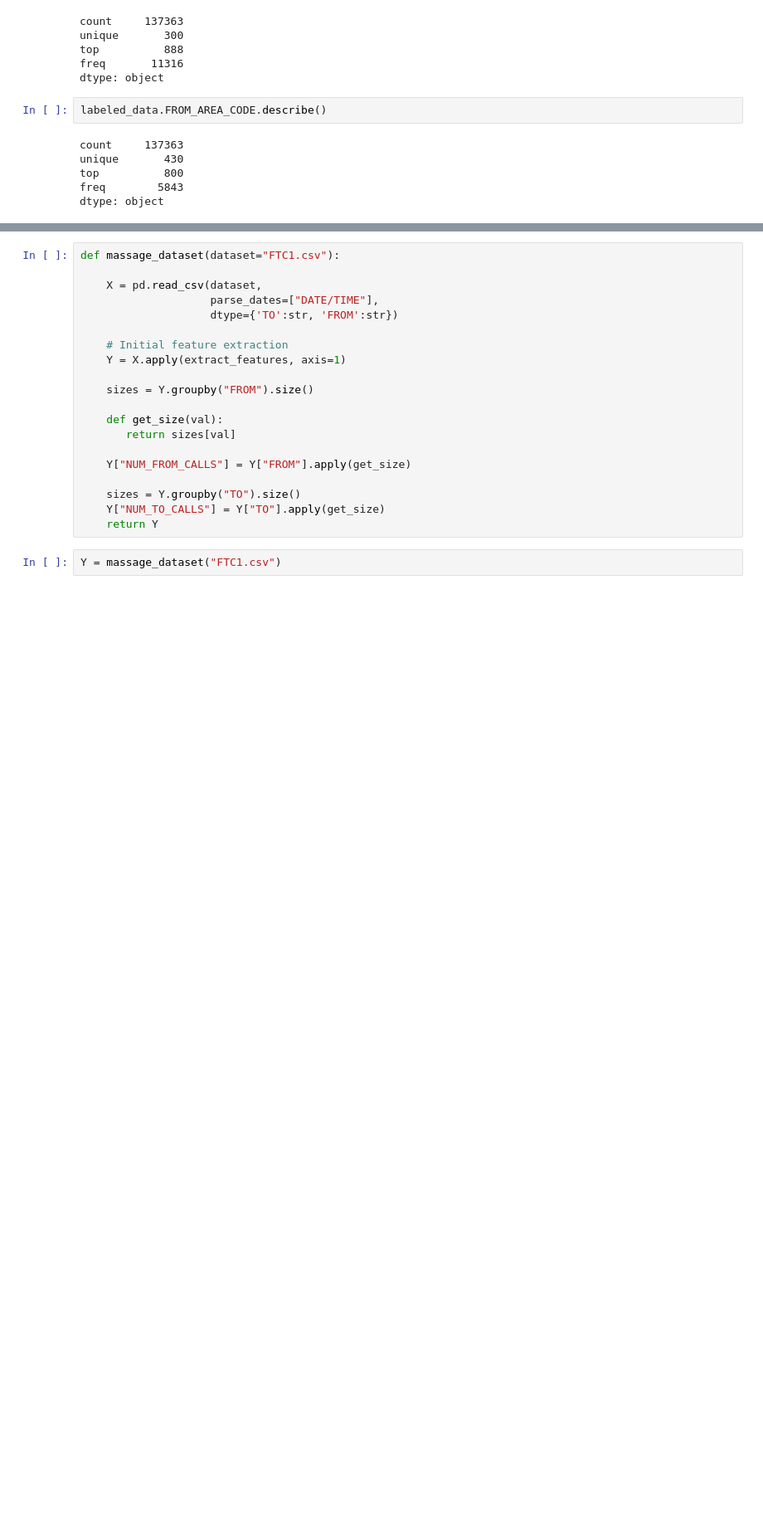
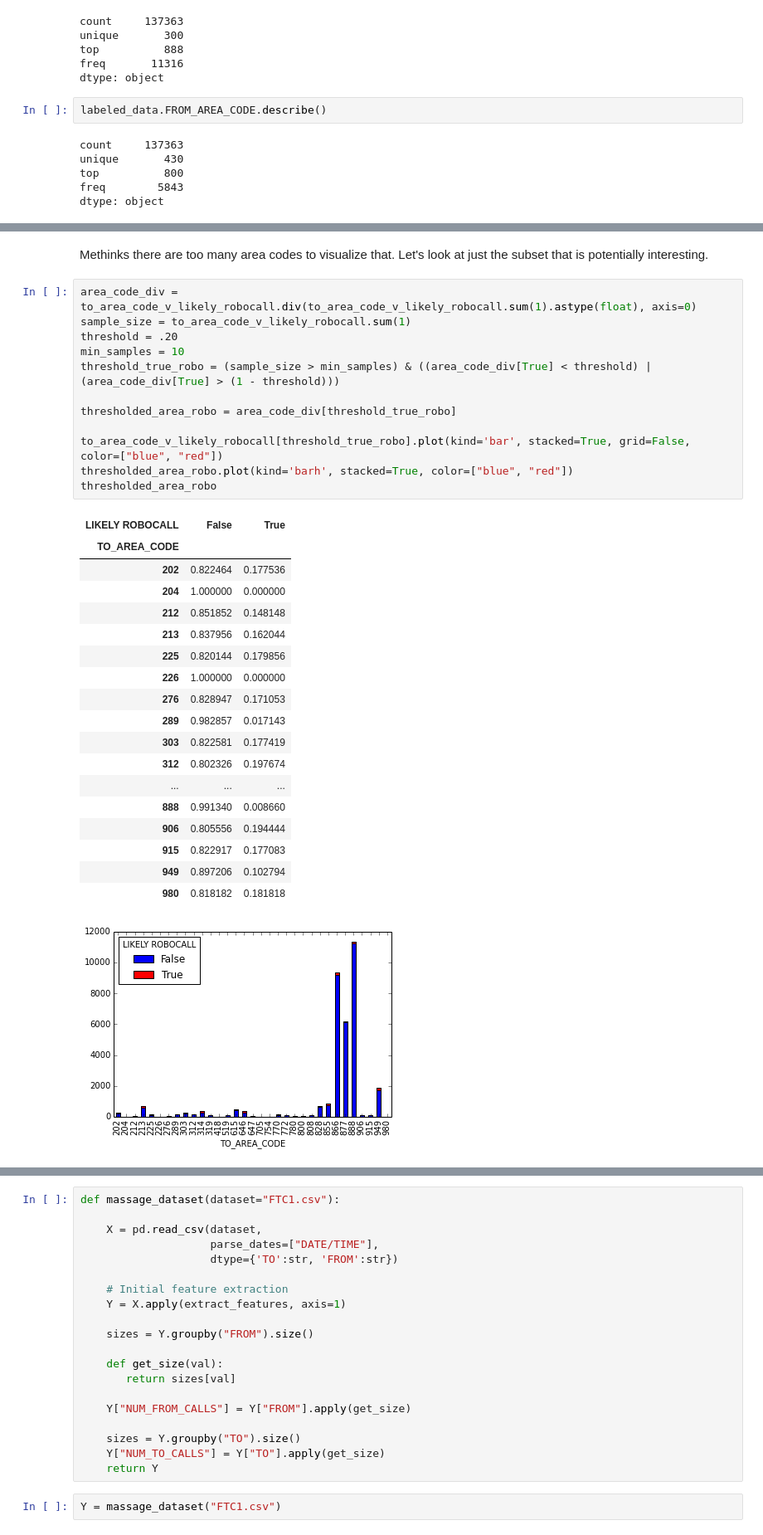
Before and after one commit to rgbkrk/rachel, a Jupyter notebook: Rachel the Robo Caller.ipynb, the cells around one changed output, grey strips where cells are left out. Shown at 83% size. Cells and saved outputs as stored; diff of their text form; blank space fills up the shorter version.

```diff
--- a/Rachel the Robo Caller.ipynb
+++ b/Rachel the Robo Caller.ipynb
@@ -181,0 +262,34 @@ dtype: object
+# %% [markdown]
+Methinks there are too many area codes to visualize that. Let's look at just the subset that is potentially interesting.
+# %%
+area_code_div = to_area_code_v_likely_robocall.div(to_area_code_v_likely_robocall.sum(1).astype(float), axis=0)
+sample_size = to_area_code_v_likely_robocall.sum(1)
+threshold = .20
+min_samples = 10
+threshold_true_robo = (sample_size > min_samples) & ((area_code_div[True] < threshold) | (area_code_div[True] > (1 - threshold)))
+
+thresholded_area_robo = area_code_div[threshold_true_robo]
+
+to_area_code_v_likely_robocall[threshold_true_robo].plot(kind='bar', stacked=True, grid=False, color=["blue", "red"])
+thresholded_area_robo.plot(kind='barh', stacked=True, color=["blue", "red"])
+thresholded_area_robo
+# %% [output]
+| LIKELY ROBOCALL | False | True |
+| TO_AREA_CODE |  |  |
+| 202 | 0.822464 | 0.177536 |
+| 204 | 1.000000 | 0.000000 |
+| 212 | 0.851852 | 0.148148 |
+| 213 | 0.837956 | 0.162044 |
+| 225 | 0.820144 | 0.179856 |
+| 226 | 1.000000 | 0.000000 |
+| 276 | 0.828947 | 0.171053 |
+| 289 | 0.982857 | 0.017143 |
+| 303 | 0.822581 | 0.177419 |
+| 312 | 0.802326 | 0.197674 |
+| ... | ... | ... |
+| 888 | 0.991340 | 0.008660 |
+| 906 | 0.805556 | 0.194444 |
+| 915 | 0.822917 | 0.177083 |
+| 949 | 0.897206 | 0.102794 |
+| 980 | 0.818182 | 0.181818 |
+[figure, added]
```
Also changed, not shown: parts of 38 cells of this notebook.
